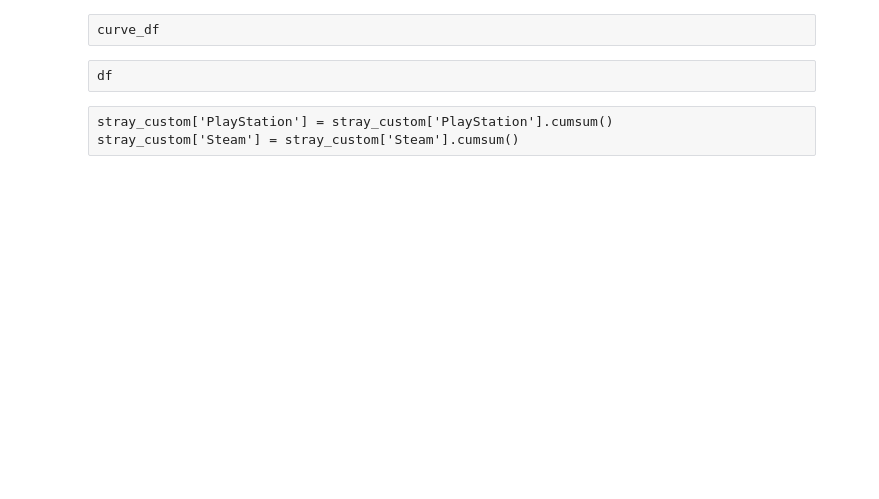
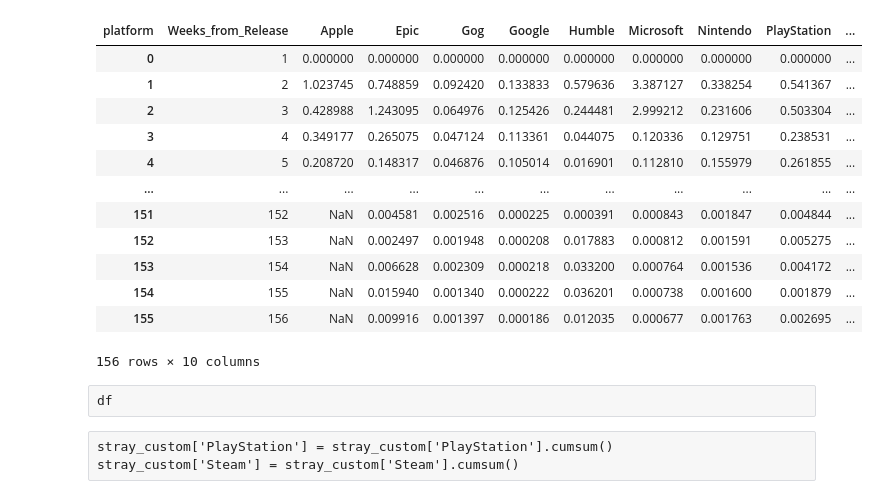
Before and after one commit to dougsack/IndieBI-Sales-EDA, a Jupyter notebook: Title - Sales Curve Forecasting.ipynb, the cells around one changed output. Saved outputs shown, nothing was run; the diff lists cells and outputs as text; code cells hidden in the pictures; blank space fills up the shorter version.

```diff
--- a/Title - Sales Curve Forecasting.ipynb
+++ b/Title - Sales Curve Forecasting.ipynb
@@ -31,10 +37,26 @@ av_df = pd.concat(dfs, ignore_index=True)
 av_df['platform'] = av_df['platform'].str.title()
 av_df['platform'] = av_df['platform'].replace({'Playstation': 'PlayStation'})
 av_df['platform'] = av_df['platform'].replace({'Xbox': 'Microsoft'})
+# %%
+av_df = av_df.drop_duplicates(subset=['Weeks_from_Release','platform'])
 # %%
 curve_df = av_df.pivot(columns='platform', index='Weeks_from_Release', values="daily_delta").reset_index()
-# %% [raw]
-curve_df
+# %%
+curve_df
+# %% [output]
+| platform | Weeks_from_Release | Apple | Epic | Gog | Google | Humble | Microsoft | Nintendo | PlayStation | ... |
+| 0 | 1 | 0.000000 | 0.000000 | 0.000000 | 0.000000 | 0.000000 | 0.000000 | 0.000000 | 0.000000 | ... |
+| 1 | 2 | 1.023745 | 0.748859 | 0.092420 | 0.133833 | 0.579636 | 3.387127 | 0.338254 | 0.541367 | ... |
+| 2 | 3 | 0.428988 | 1.243095 | 0.064976 | 0.125426 | 0.244481 | 2.999212 | 0.231606 | 0.503304 | ... |
+| 3 | 4 | 0.349177 | 0.265075 | 0.047124 | 0.113361 | 0.044075 | 0.120336 | 0.129751 | 0.238531 | ... |
+| 4 | 5 | 0.208720 | 0.148317 | 0.046876 | 0.105014 | 0.016901 | 0.112810 | 0.155979 | 0.261855 | ... |
+| ... | ... | ... | ... | ... | ... | ... | ... | ... | ... | ... |
+| 151 | 152 | NaN | 0.004581 | 0.002516 | 0.000225 | 0.000391 | 0.000843 | 0.001847 | 0.004844 | ... |
+| 152 | 153 | NaN | 0.002497 | 0.001948 | 0.000208 | 0.017883 | 0.000812 | 0.001591 | 0.005275 | ... |
+| 153 | 154 | NaN | 0.006628 | 0.002309 | 0.000218 | 0.033200 | 0.000764 | 0.001536 | 0.004172 | ... |
+| 154 | 155 | NaN | 0.015940 | 0.001340 | 0.000222 | 0.036201 | 0.000738 | 0.001600 | 0.001879 | ... |
+| 155 | 156 | NaN | 0.009916 | 0.001397 | 0.000186 | 0.012035 | 0.000677 | 0.001763 | 0.002695 | ... |
+156 rows × 10 columns
 # %% [raw]
 df
 # %%
```
Also changed, not shown: parts of 10 cells of this notebook, 20 other files.
